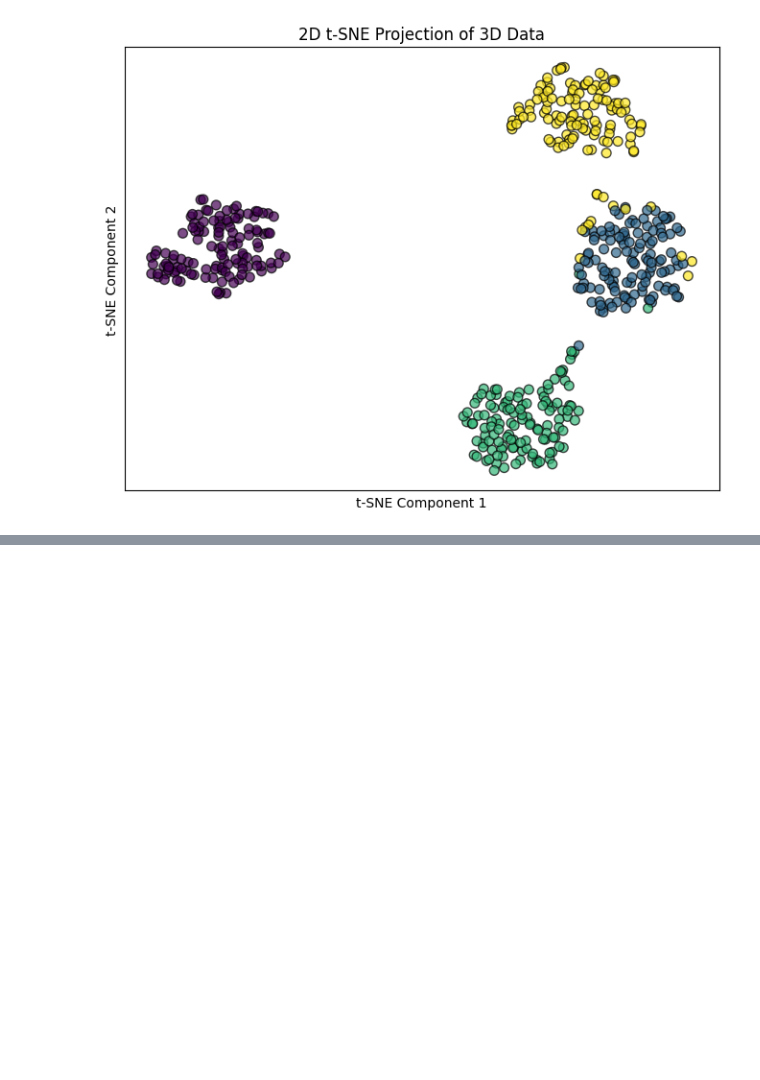
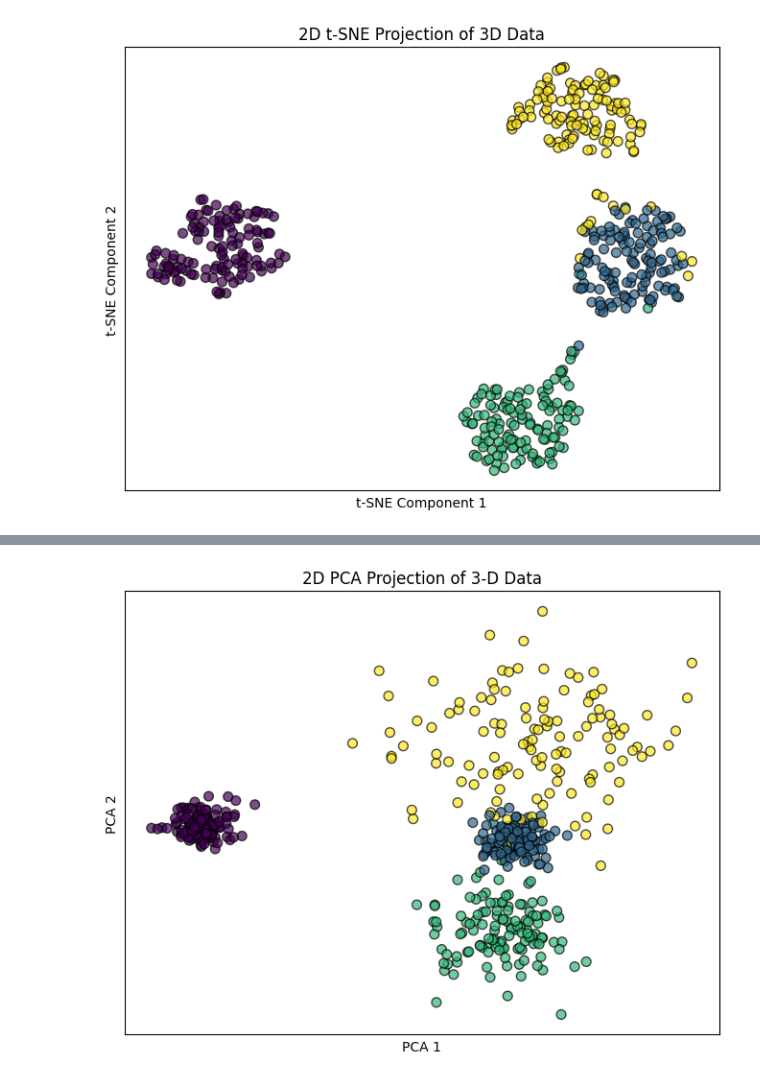
Before and after one commit to Helia-Karisani/tSNE-and-UMAP, a Jupyter notebook: tSNE-and-UMAP.ipynb, the cells around one changed output, grey strips where cells are left out. Saved outputs shown, nothing was run; the diff lists cells and outputs as text; code cells hidden in the pictures; blank space fills up the shorter version.

```diff
--- a/tSNE-and-UMAP.ipynb
+++ b/tSNE-and-UMAP.ipynb
@@ -75,0 +98,19 @@ plt.show()
+# %%
+# Apply PCA to reduce the dimensionality to 2D
+pca = PCA(n_components=2)
+X_pca = pca.fit_transform(X_scaled)
+
+
+fig = plt.figure(figsize=(8, 6))
+
+# Plot the 2D PCA result (right)
+ax2 = fig.add_subplot(111)
+scatter2 = ax2.scatter(X_pca[:, 0], X_pca[:, 1], c=labels_, cmap='viridis', s=50, alpha=0.7, edgecolor='k')
+ax2.set_title("2D PCA Projection of 3-D Data")
+ax2.set_xlabel("PCA 1")
+ax2.set_ylabel("PCA 2")
+ax2.set_xticks([])
+ax2.set_yticks([])
+plt.show()
+# %% [output]
+[figure, added]
```
Also changed, not shown: parts of 2 cells of this notebook.
